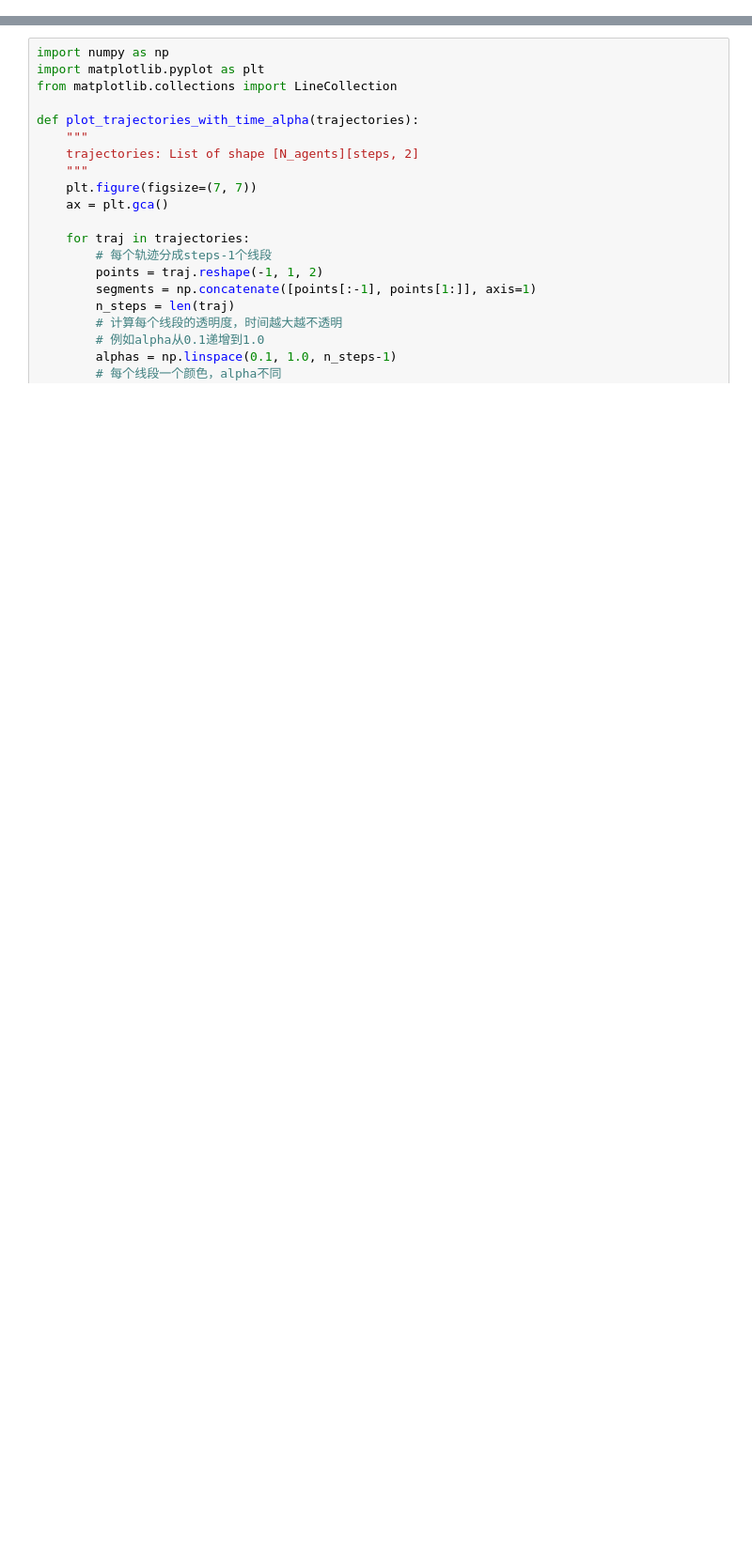
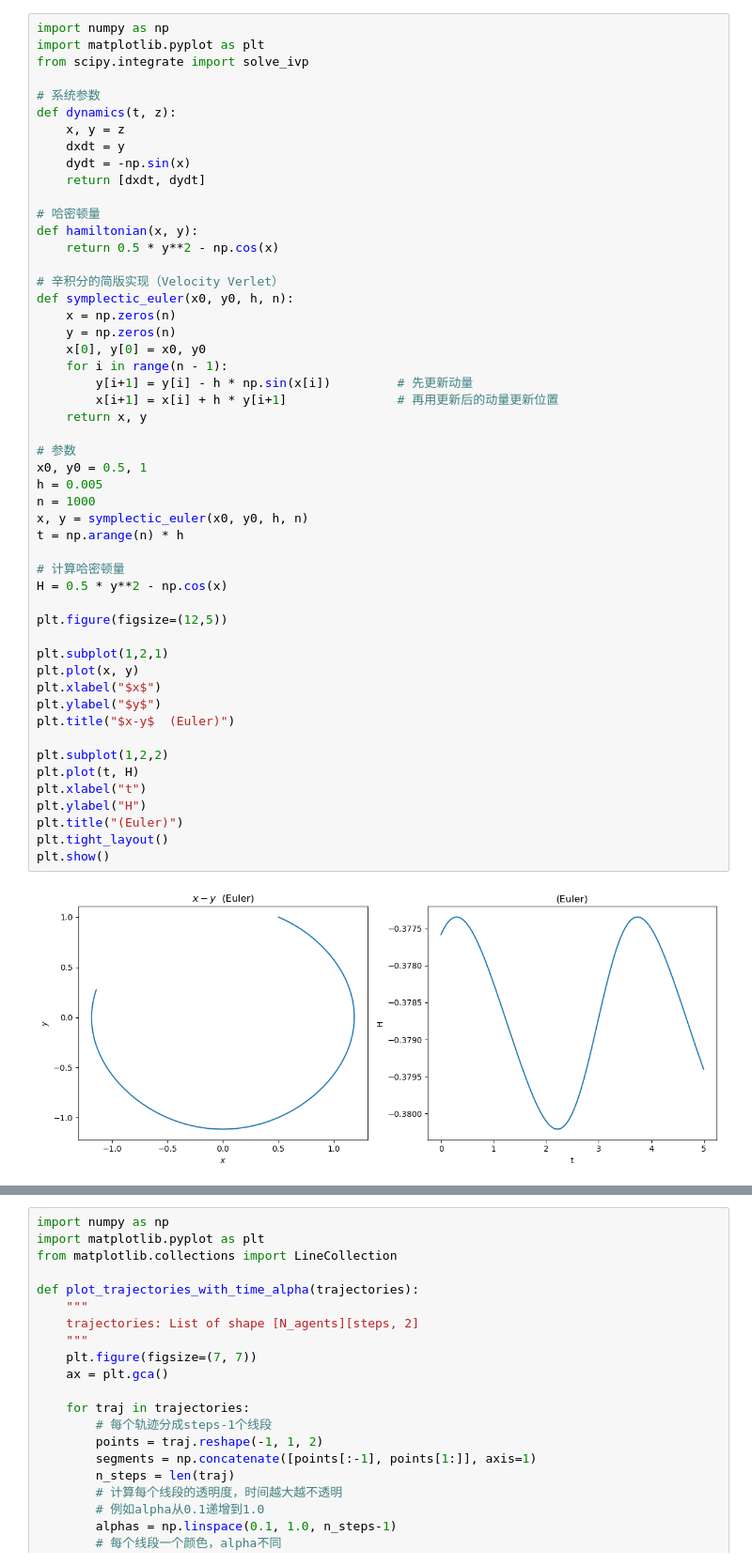
Before and after one commit to Matthew-ymz/Time-series-forecasting-for-causal-emergence, a Jupyter notebook: preprocessing/preprocess_couzin.ipynb, the cells around one changed output, grey strips where cells are left out. Shown at 94% size. Cells and saved outputs as stored; diff of their text form; blank space fills up the shorter version.

```diff
--- a/preprocessing/preprocess_couzin.ipynb
+++ b/preprocessing/preprocess_couzin.ipynb
@@ -0,0 +1,53 @@
+# %%
+import numpy as np
+import matplotlib.pyplot as plt
+from scipy.integrate import solve_ivp
+
+# 系统参数
+def dynamics(t, z):
+    x, y = z
+    dxdt = y
+    dydt = -np.sin(x)
+    return [dxdt, dydt]
+
+# 哈密顿量
+def hamiltonian(x, y):
+    return 0.5 * y**2 - np.cos(x)
+
+# 辛积分的简版实现（Velocity Verlet）
+def symplectic_euler(x0, y0, h, n):
+    x = np.zeros(n)
+    y = np.zeros(n)
+    x[0], y[0] = x0, y0
+    for i in range(n - 1):
+        y[i+1] = y[i] - h * np.sin(x[i])         # 先更新动量
+        x[i+1] = x[i] + h * y[i+1]               # 再用更新后的动量更新位置
+    return x, y
+
+# 参数
+x0, y0 = 0.5, 1
+h = 0.005
+n = 1000
+x, y = symplectic_euler(x0, y0, h, n)
+t = np.arange(n) * h
+
+# 计算哈密顿量
+H = 0.5 * y**2 - np.cos(x)
+
+plt.figure(figsize=(12,5))
+
+plt.subplot(1,2,1)
+plt.plot(x, y)
+plt.xlabel("$x$")
+plt.ylabel("$y$")
+plt.title("$x-y$  (Euler)")
+
+plt.subplot(1,2,2)
+plt.plot(t, H)
+plt.xlabel("t")
+plt.ylabel("H")
+plt.title("(Euler)")
+plt.tight_layout()
+plt.show()
+# %% [output]
+[figure, added]
```
Also changed, not shown: parts of 1 cell of this notebook, 5 other files.
